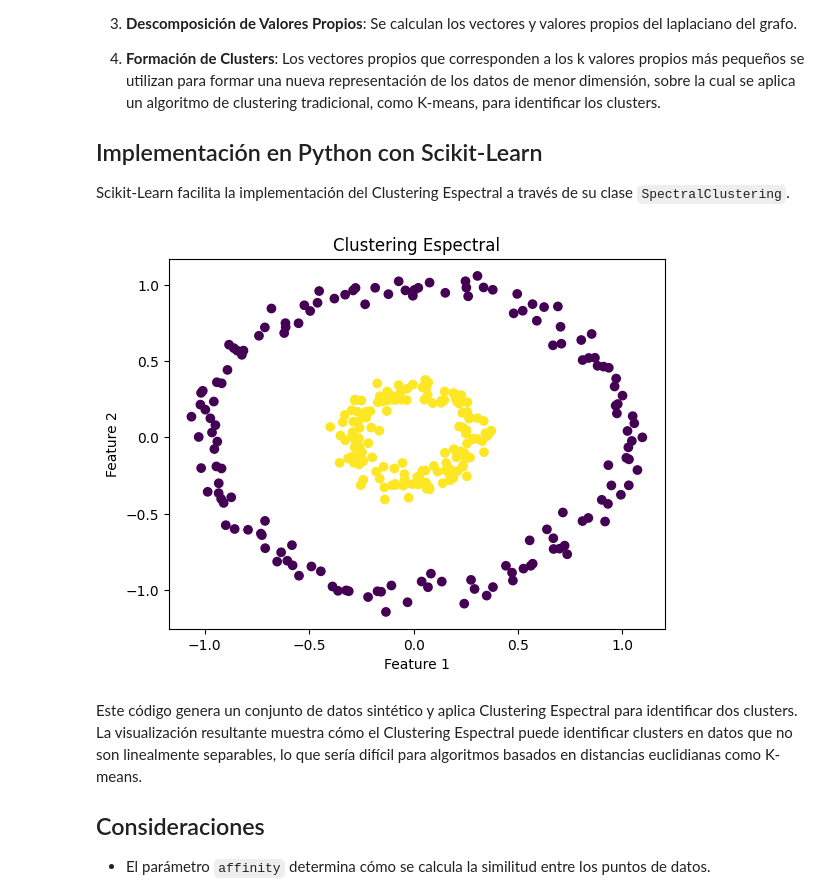
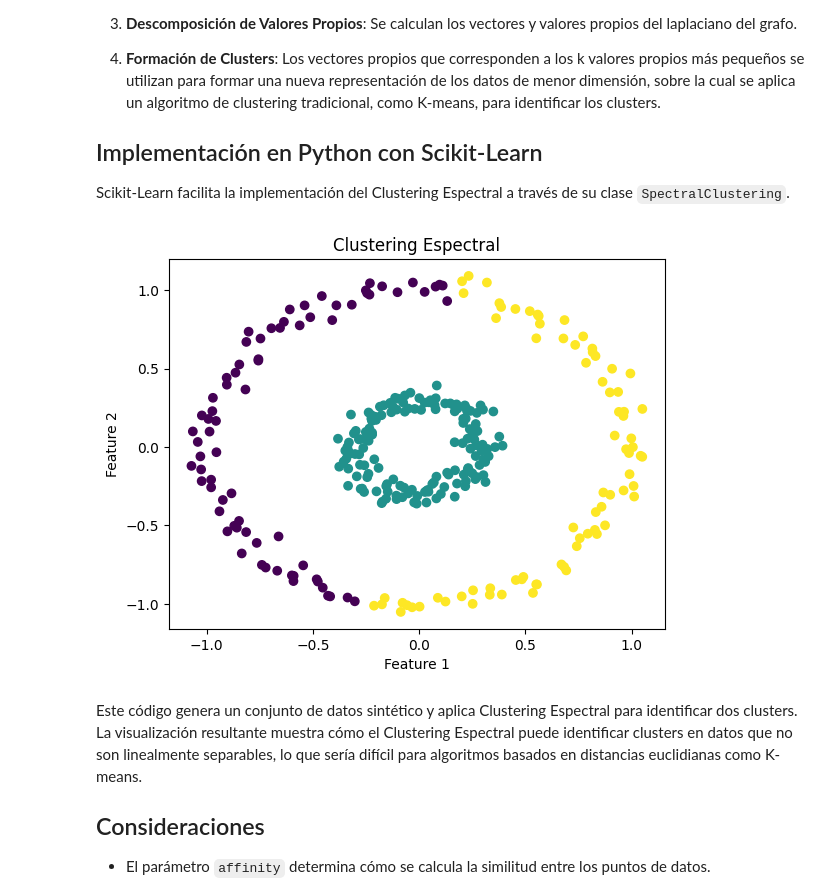
Before and after one commit to srodriguezc91/Proyecto_final_ML_V1, a Jupyter notebook: Código/Métodos Cluster.ipynb, the cells around one changed output. Cells and saved outputs as stored; diff of their text form; code cells hidden in the pictures.

```diff
--- a/Código/Métodos Cluster.ipynb
+++ b/Código/Métodos Cluster.ipynb
@@ -209,25 +213,25 @@ Scikit-Learn facilita la implementación del Clustering Espectral a través de s
 # %%
 from sklearn.cluster import SpectralClustering
 import numpy as np
 import matplotlib.pyplot as plt
 from sklearn.datasets import make_circles
 
 # Generar datos de prueba
 X, _ = make_circles(n_samples=300, factor=.3, noise=.05)
 
 # Aplicar Clustering Espectral
-clustering = SpectralClustering(n_clusters=2, affinity='nearest_neighbors',
+clustering = SpectralClustering(n_clusters=3, affinity='nearest_neighbors',
                                 assign_labels='kmeans')
 labels = clustering.fit_predict(X)
 
 # Visualización de los resultados
 plt.scatter(X[:, 0], X[:, 1], c=labels, cmap='viridis', marker='o')
 plt.title('Clustering Espectral')
 plt.xlabel('Feature 1')
 plt.ylabel('Feature 2')
 plt.show()
 # %% [output]
-[figure, old version]
+[figure, new version]
 # %% [markdown]
 
 Este código genera un conjunto de datos sintético y aplica Clustering Espectral para identificar dos clusters. La visualización resultante muestra cómo el Clustering Espectral puede identificar clusters en datos que no son linealmente separables, lo que sería difícil para algoritmos basados en distancias euclidianas como K-means.
```
Also changed, not shown: parts of 3 cells of this notebook, 4 other files.
